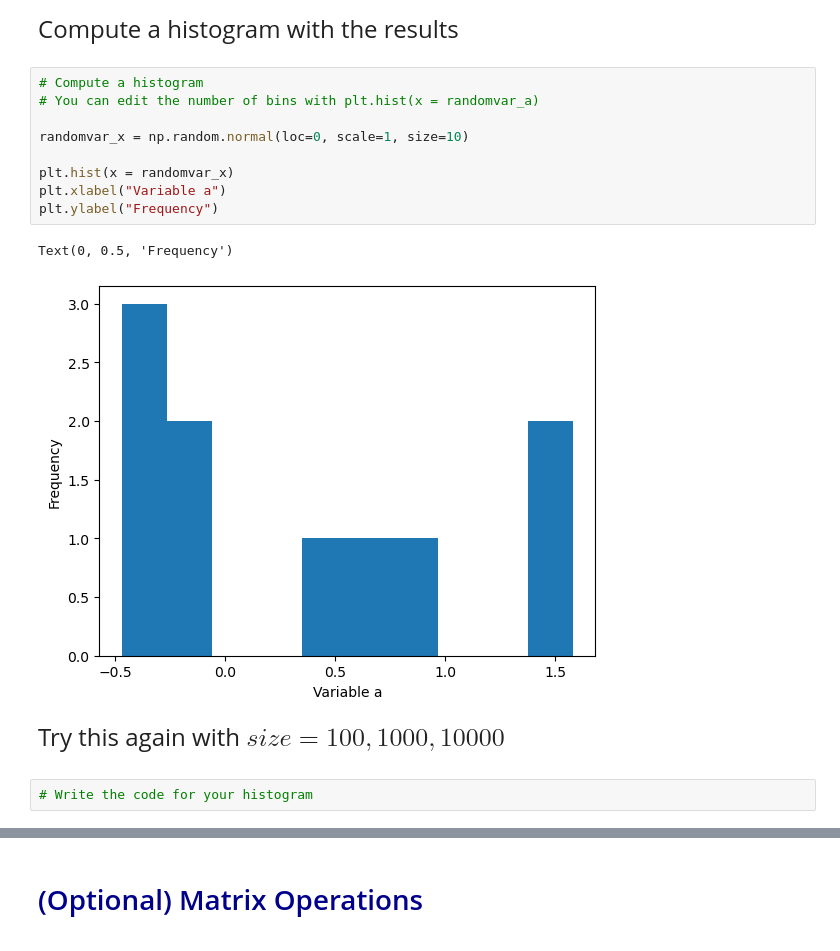
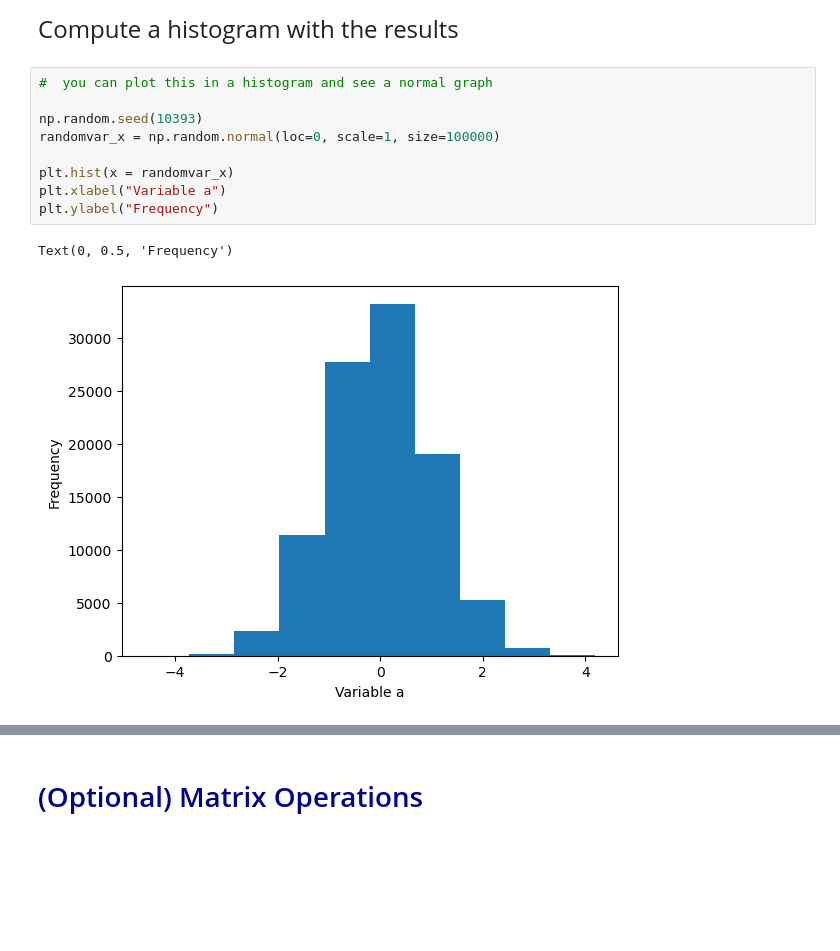
Before and after one commit to whataslay/qtm151_fall_2023, a Jupyter notebook: lecture_03/lecture_3_EL.ipynb, the cells around one changed output, grey strips where cells are left out. Saved outputs shown, nothing was run; the diff lists cells and outputs as text; blank space fills up the shorter version.

```diff
--- a/lecture_03/lecture_3_EL.ipynb
+++ b/lecture_03/lecture_3_EL.ipynb
@@ -250,20 +95,14 @@ array([0.35844985])
 
 Compute a histogram with the results
 # %%
-# Compute a histogram
-# You can edit the number of bins with plt.hist(x = randomvar_a)
+#  you can plot this in a histogram and see a normal graph
 
-randomvar_x = np.random.normal(loc=0, scale=1, size=10)
+np.random.seed(10393)
+randomvar_x = np.random.normal(loc=0, scale=1, size=100000)
 
 plt.hist(x = randomvar_x)
 plt.xlabel("Variable a")
 plt.ylabel("Frequency")
 # %% [output]
 Text(0, 0.5, 'Frequency')
-[figure, old version]
+[figure, new version]
-# %% [markdown]
-<font size = "5">
-
-Try this again with $size = 100, 1000, 10000$
-# %%
-# Write the code for your histogram
```
Also changed, not shown: parts of 42 cells of this notebook, 3 other files.
